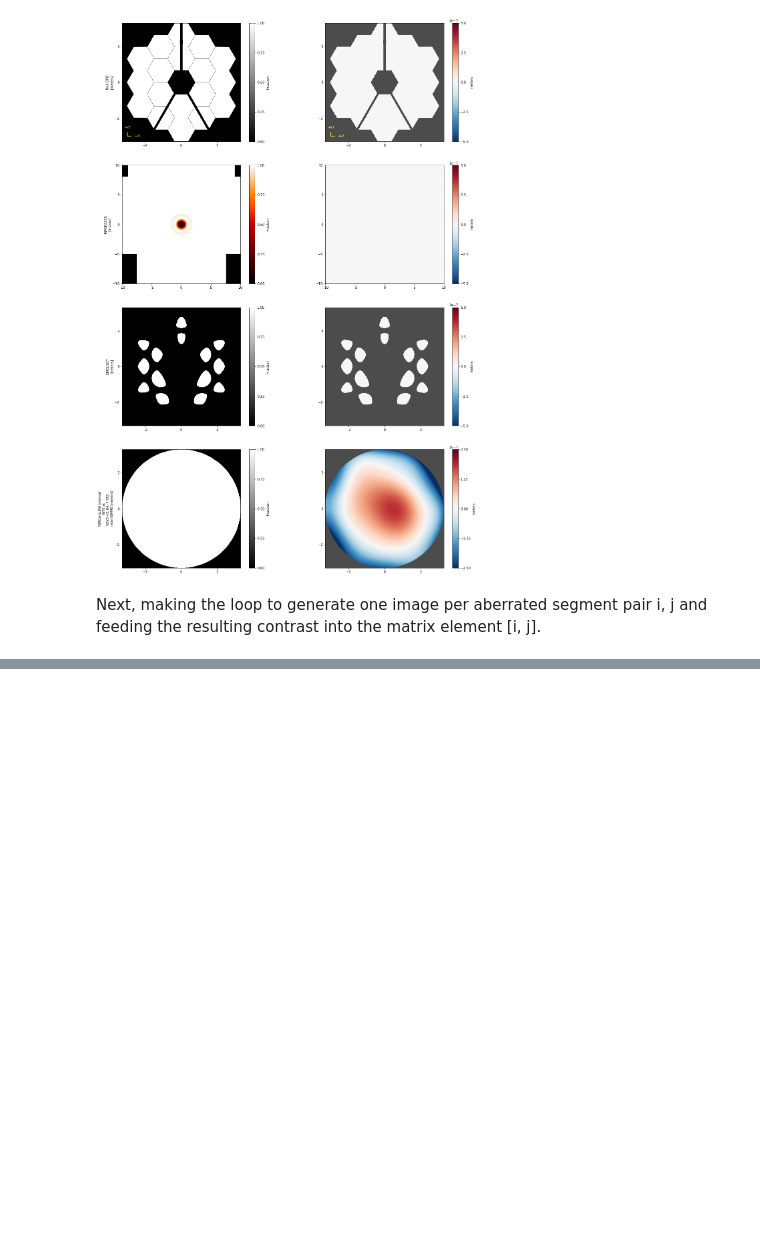
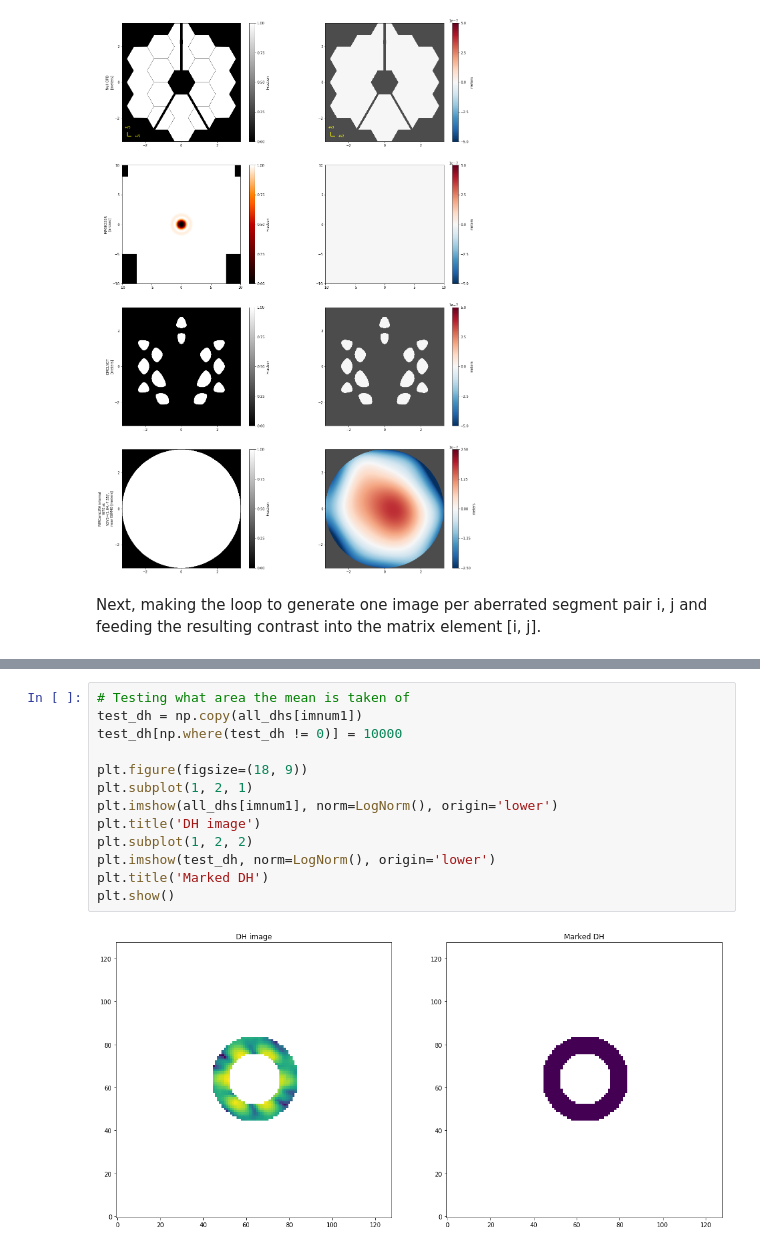
Before and after one commit to spacetelescope/PASTIS, a Jupyter notebook: Jupyter Notebooks/4_Testing numerical matrix generation.ipynb, the cells around one changed output, grey strips where cells are left out. Saved outputs shown, nothing was run; the diff lists cells and outputs as text; blank space fills up the shorter version.

```diff
--- a/Jupyter Notebooks/4_Testing numerical matrix generation.ipynb
+++ b/Jupyter Notebooks/4_Testing numerical matrix generation.ipynb
@@ -185,0 +239,15 @@ STEP: 1-3 / 3-3
+# %%
+# Testing what area the mean is taken of
+test_dh = np.copy(all_dhs[imnum1])
+test_dh[np.where(test_dh != 0)] = 10000
+
+plt.figure(figsize=(18, 9))
+plt.subplot(1, 2, 1)
+plt.imshow(all_dhs[imnum1], norm=LogNorm(), origin='lower')
+plt.title('DH image')
+plt.subplot(1, 2, 2)
+plt.imshow(test_dh, norm=LogNorm(), origin='lower')
+plt.title('Marked DH')
+plt.show()
+# %% [output]
+[figure, added]
```
Also changed, not shown: parts of 13 cells of this notebook.
